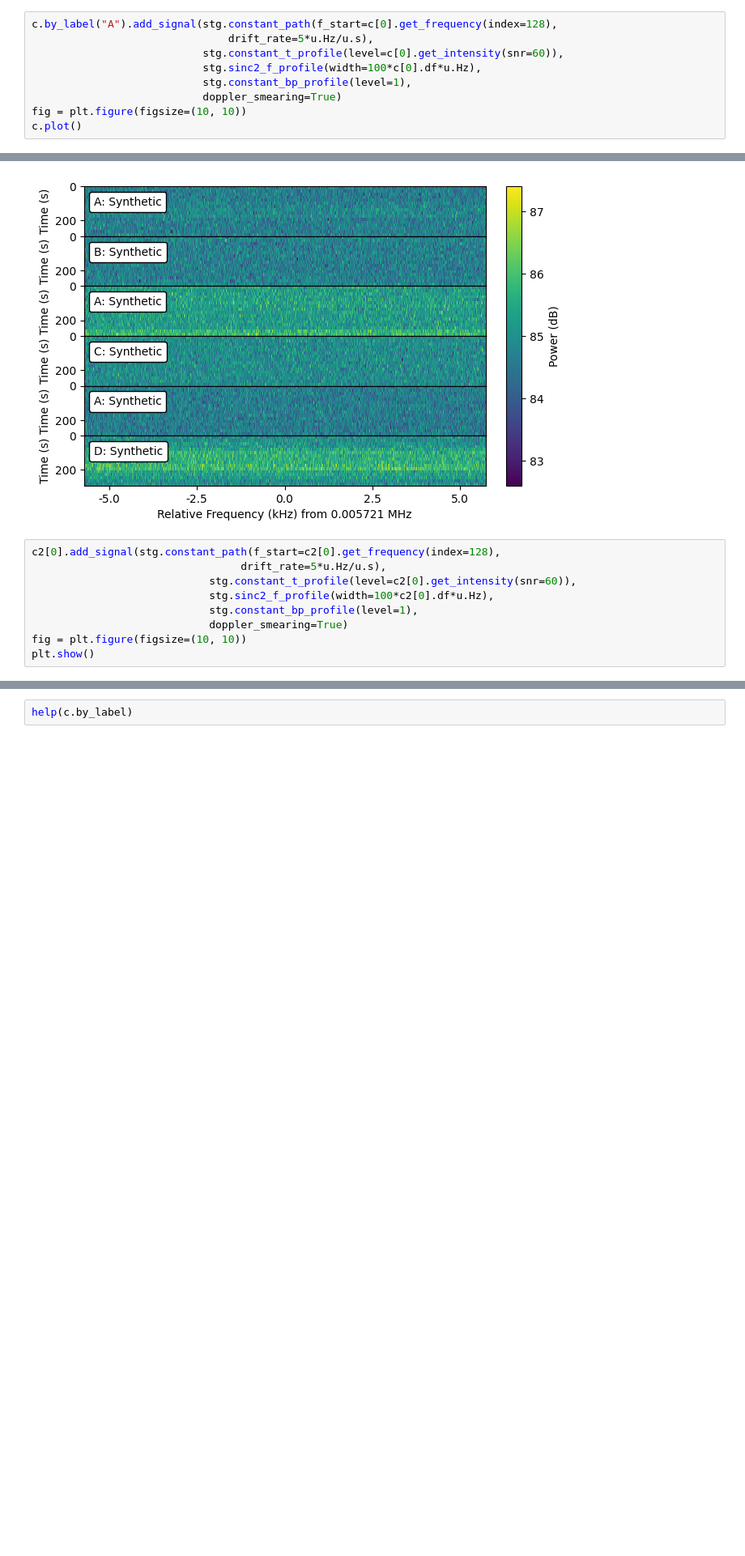
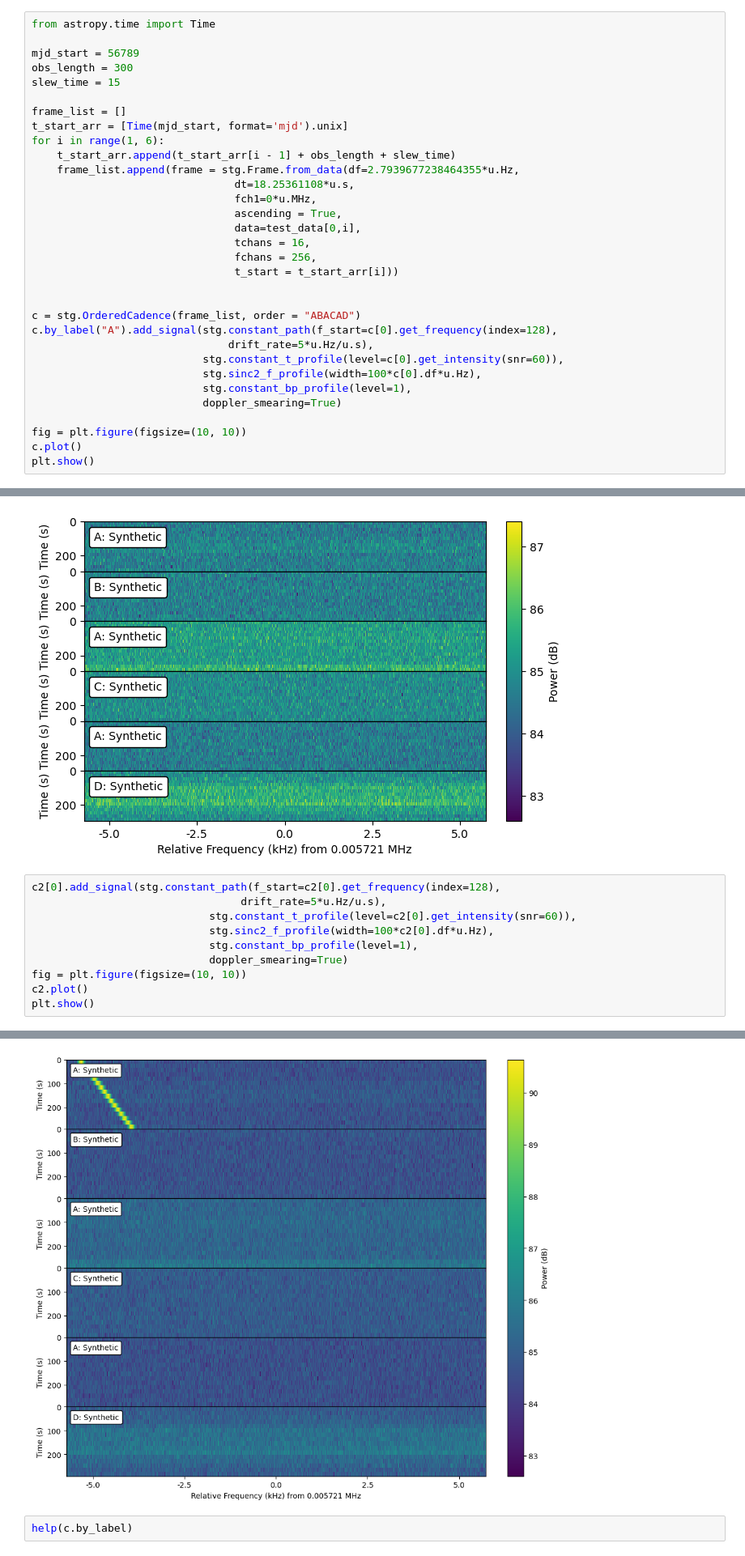
Before and after one commit to kaimul19/BreakthroughAutoencoder, a Jupyter notebook: Setigen_Cadence_Test.ipynb, the cells around one changed output, grey strips where cells are left out. Shown at 81% size. Cells and saved outputs as stored; diff of their text form; blank space fills up the shorter version.

```diff
--- a/Setigen_Cadence_Test.ipynb
+++ b/Setigen_Cadence_Test.ipynb
@@ -79,12 +79,35 @@ plt.show()
 # %% [output]
 [figure]
 # %%
+from astropy.time import Time
+
+mjd_start = 56789
+obs_length = 300
+slew_time = 15
+
+frame_list = []
+t_start_arr = [Time(mjd_start, format='mjd').unix]
+for i in range(1, 6):
+    t_start_arr.append(t_start_arr[i - 1] + obs_length + slew_time)
+    frame_list.append(frame = stg.Frame.from_data(df=2.7939677238464355*u.Hz,
+                                dt=18.25361108*u.s,
+                                fch1=0*u.MHz,
+                                ascending = True,
+                                data=test_data[0,i],
+                                tchans = 16,
+                                fchans = 256,
+                                t_start = t_start_arr[i]))
+
+
+c = stg.OrderedCadence(frame_list, order = "ABACAD")
 c.by_label("A").add_signal(stg.constant_path(f_start=c[0].get_frequency(index=128),
                                drift_rate=5*u.Hz/u.s),
                            stg.constant_t_profile(level=c[0].get_intensity(snr=60)),
                            stg.sinc2_f_profile(width=100*c[0].df*u.Hz),
                            stg.constant_bp_profile(level=1),
                            doppler_smearing=True)
+
 fig = plt.figure(figsize=(10, 10))
 c.plot()
+plt.show()
 # %% [output]
@@ -207,5 +223,6 @@ c2[0].add_signal(stg.constant_path(f_start=c2[0].get_frequency(index=128),
                             stg.constant_bp_profile(level=1),
                             doppler_smearing=True)
 fig = plt.figure(figsize=(10, 10))
+c2.plot()
 plt.show()
 # %% [output]
@@ -213,3 +229,4 @@ plt.show()
+[figure, added]
 # %%
 help(c.by_label)
 # %% [output]
```
Also changed, not shown: parts of 10 cells of this notebook.
